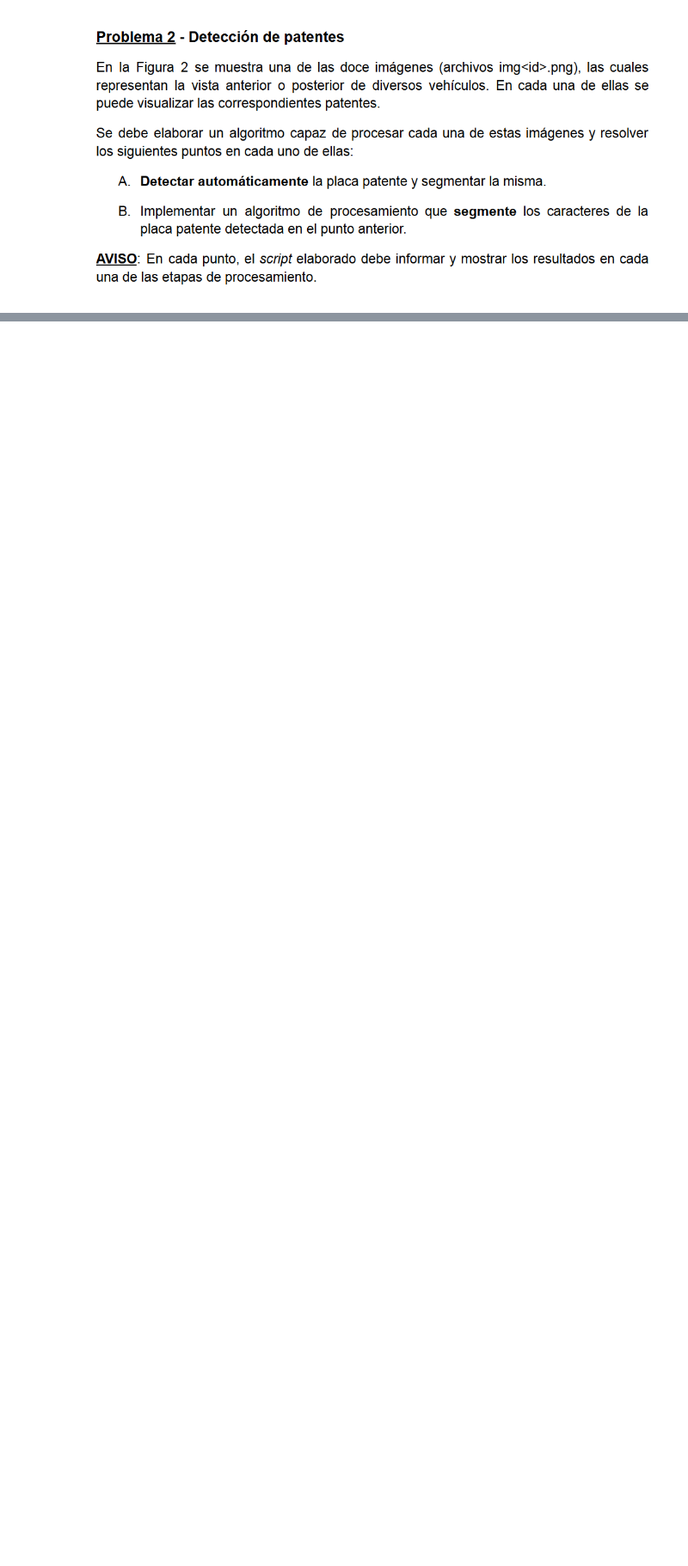
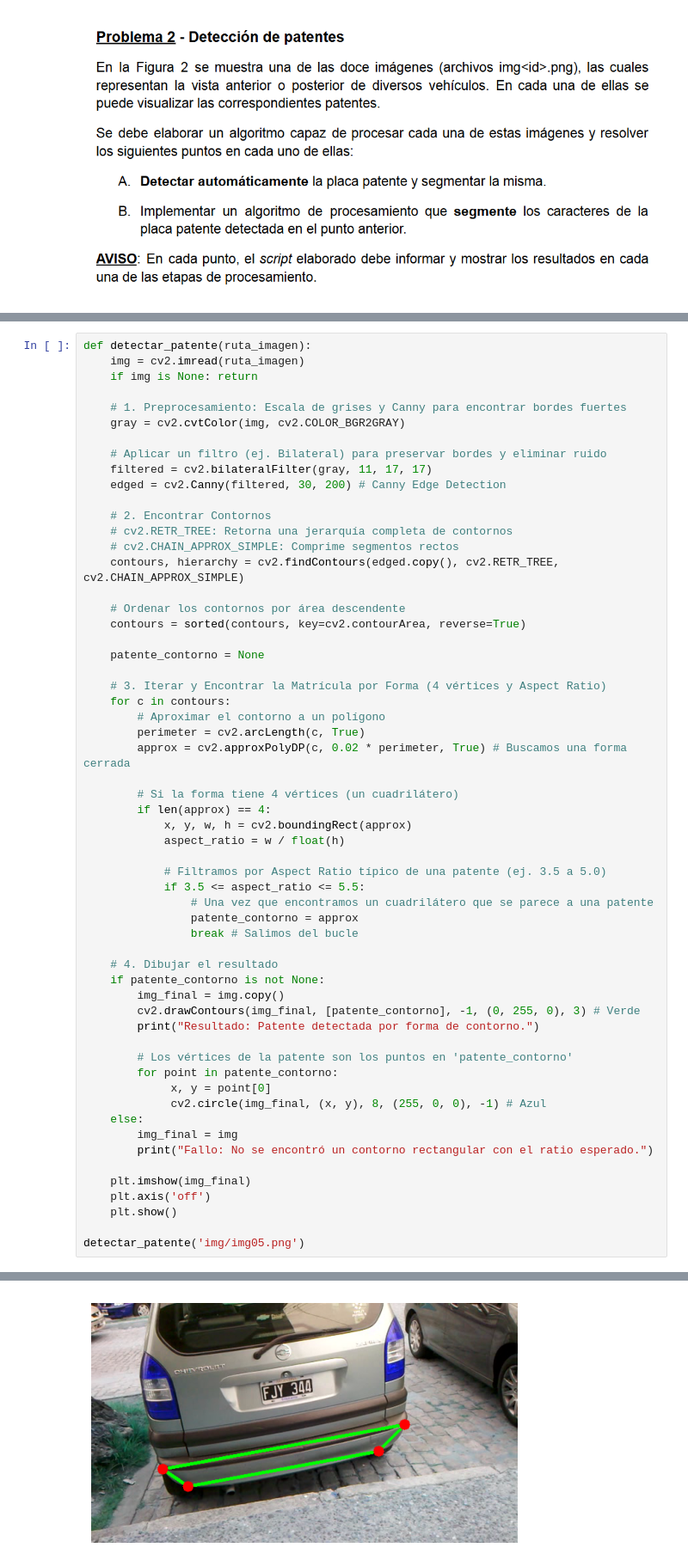
Before and after one commit to maxiromano/tp2_pdi_Molina_Romano, a Jupyter notebook: parte2.ipynb, the cells around one changed output, grey strips where cells are left out. Shown at 86% size. Cells and saved outputs as stored; diff of their text form; blank space fills up the shorter version.

```diff
--- a/parte2.ipynb
+++ b/parte2.ipynb
@@ -2,0 +41,59 @@
+# %%
+def detectar_patente(ruta_imagen):
+    img = cv2.imread(ruta_imagen)
+    if img is None: return
+
+    # 1. Preprocesamiento: Escala de grises y Canny para encontrar bordes fuertes
+    gray = cv2.cvtColor(img, cv2.COLOR_BGR2GRAY)
+
+    # Aplicar un filtro (ej. Bilateral) para preservar bordes y eliminar ruido
+    filtered = cv2.bilateralFilter(gray, 11, 17, 17)
+    edged = cv2.Canny(filtered, 30, 200) # Canny Edge Detection
+
+    # 2. Encontrar Contornos
+    # cv2.RETR_TREE: Retorna una jerarquía completa de contornos
+    # cv2.CHAIN_APPROX_SIMPLE: Comprime segmentos rectos
+    contours, hierarchy = cv2.findContours(edged.copy(), cv2.RETR_TREE, cv2.CHAIN_APPROX_SIMPLE)
+
+    # Ordenar los contornos por área descendente
+    contours = sorted(contours, key=cv2.contourArea, reverse=True)
+
+    patente_contorno = None
+
+    # 3. Iterar y Encontrar la Matrícula por Forma (4 vértices y Aspect Ratio)
+    for c in contours:
+        # Aproximar el contorno a un polígono
+        perimeter = cv2.arcLength(c, True)
+        approx = cv2.approxPolyDP(c, 0.02 * perimeter, True) # Buscamos una forma cerrada
+
+        # Si la forma tiene 4 vértices (un cuadrilátero)
+        if len(approx) == 4:
+            x, y, w, h = cv2.boundingRect(approx)
+            aspect_ratio = w / float(h)
+
+            # Filtramos por Aspect Ratio típico de una patente (ej. 3.5 a 5.0)
+            if 3.5 <= aspect_ratio <= 5.5:
+                # Una vez que encontramos un cuadrilátero que se parece a una patente
+                patente_contorno = approx
+                break # Salimos del bucle
+
+    # 4. Dibujar el resultado
+    if patente_contorno is not None:
+        img_final = img.copy()
+        cv2.drawContours(img_final, [patente_contorno], -1, (0, 255, 0), 3) # Verde
+        print("Resultado: Patente detectada por forma de contorno.")
+
+        # Los vértices de la patente son los puntos en 'patente_contorno'
+        for point in patente_contorno:
+             x, y = point[0]
+             cv2.circle(img_final, (x, y), 8, (255, 0, 0), -1) # Azul
+    else:
+        img_final = img
+        print("Fallo: No se encontró un contorno rectangular con el ratio esperado.")
+
+    plt.imshow(img_final)
+    plt.axis('off')
+    plt.show()
+
+detectar_patente('img/img05.png')
+# %% [output]
@@ -2,0 +101 @@
+[figure, added]
```
Also changed, not shown: parts of 4 cells of this notebook.
